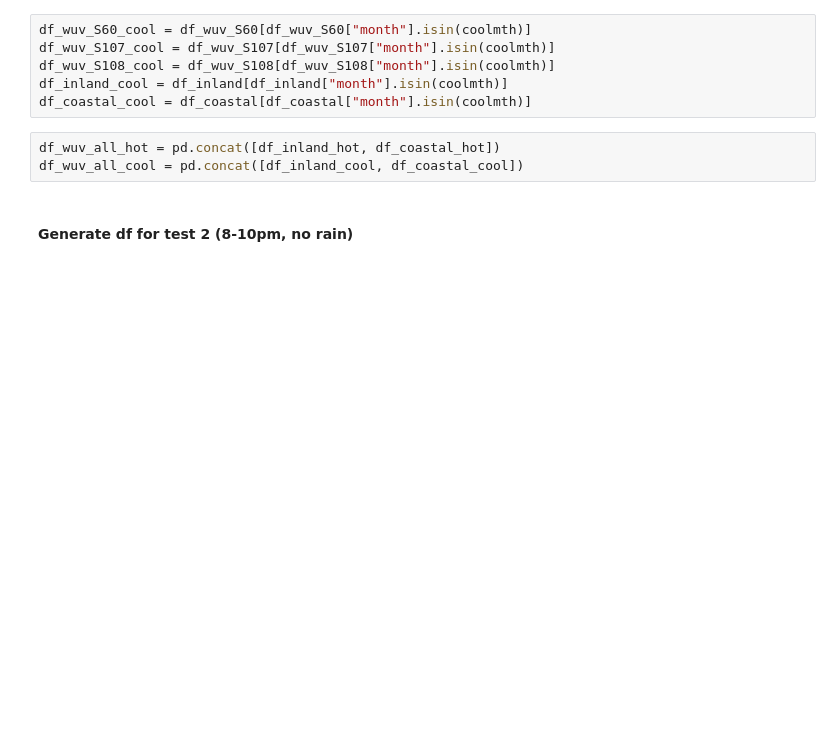
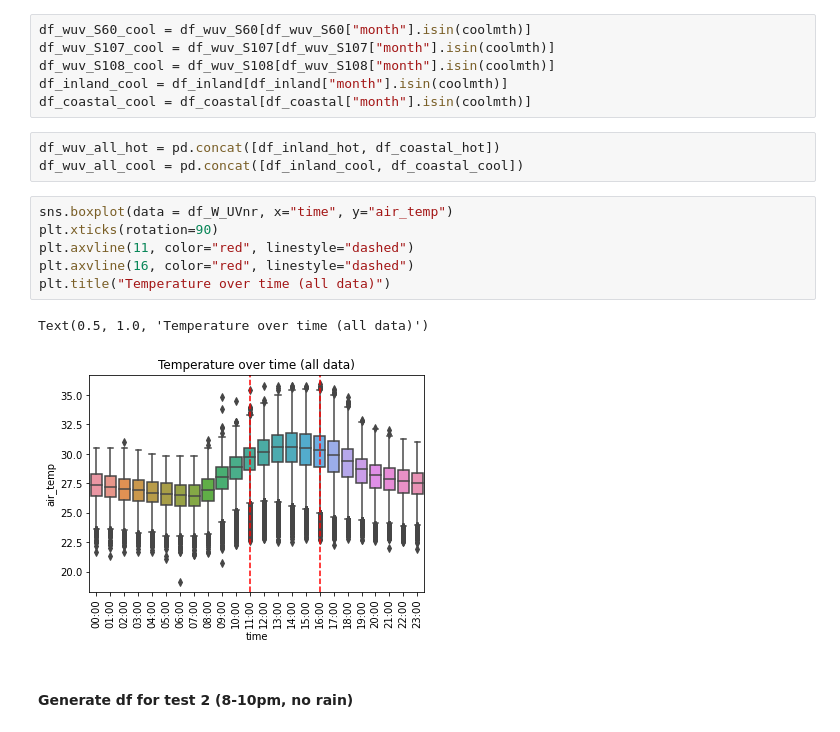
Before and after one commit to magcheong/Living_By_The_Sea_Weather_Study, a Jupyter notebook: Weather Project - Data Analysis.ipynb, the cells around one changed output. Cells and saved outputs as stored; diff of their text form; blank space fills up the shorter version.

```diff
--- a/Weather Project - Data Analysis.ipynb
+++ b/Weather Project - Data Analysis.ipynb
@@ -158,6 +158,15 @@ df_coastal_cool = df_coastal[df_coastal["month"].isin(coolmth)]
 # %%
 df_wuv_all_hot = pd.concat([df_inland_hot, df_coastal_hot])
 df_wuv_all_cool = pd.concat([df_inland_cool, df_coastal_cool])
+# %%
+sns.boxplot(data = df_W_UVnr, x="time", y="air_temp")
+plt.xticks(rotation=90)
+plt.axvline(11, color="red", linestyle="dashed")
+plt.axvline(16, color="red", linestyle="dashed")
+plt.title("Temperature over time (all data)")
+# %% [output]
+Text(0.5, 1.0, 'Temperature over time (all data)')
+[figure, added]
 # %% [markdown]
 #### Generate df for test 2 (8-10pm, no rain)
 # %%
```
Also changed, not shown: 1 other file.
